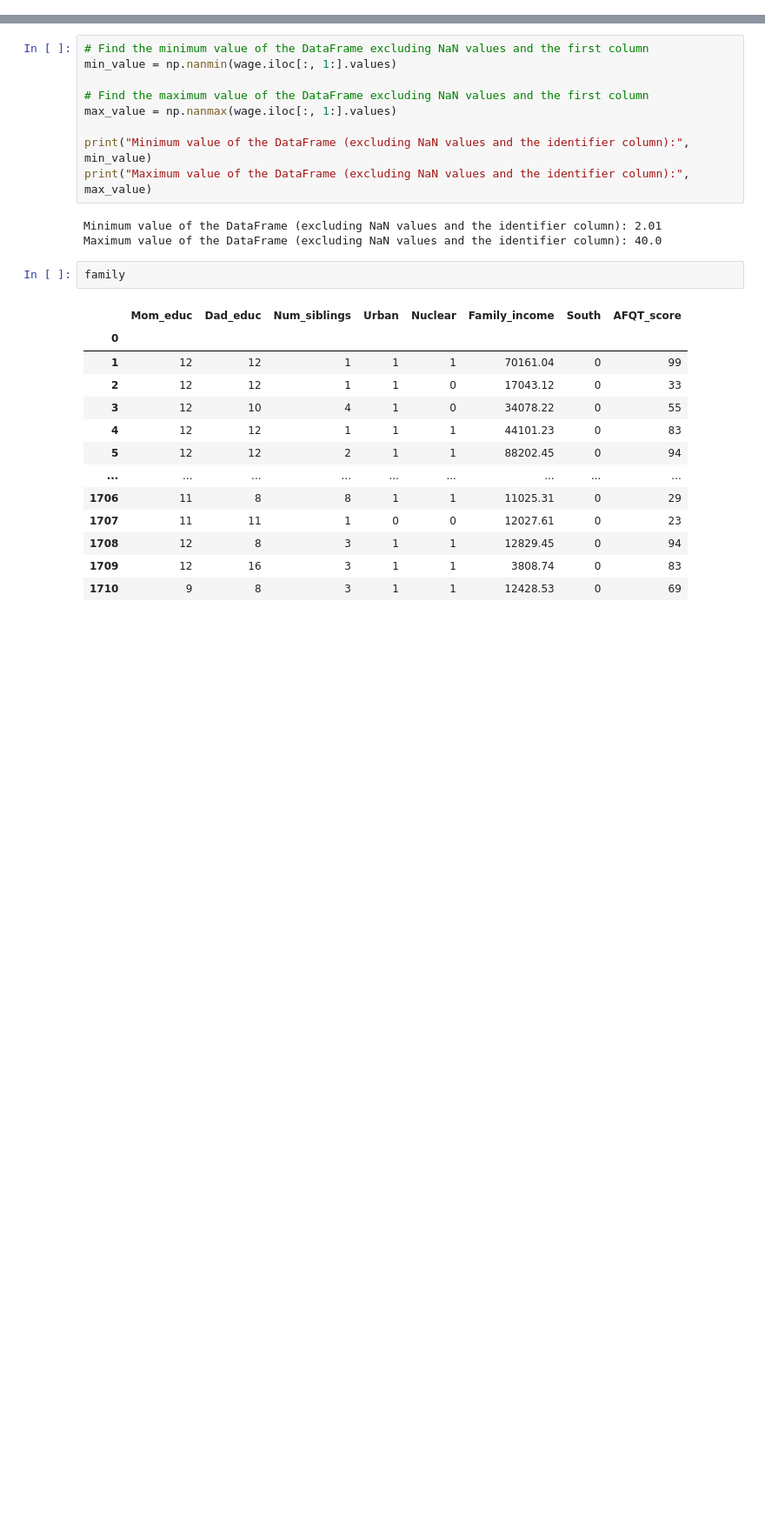
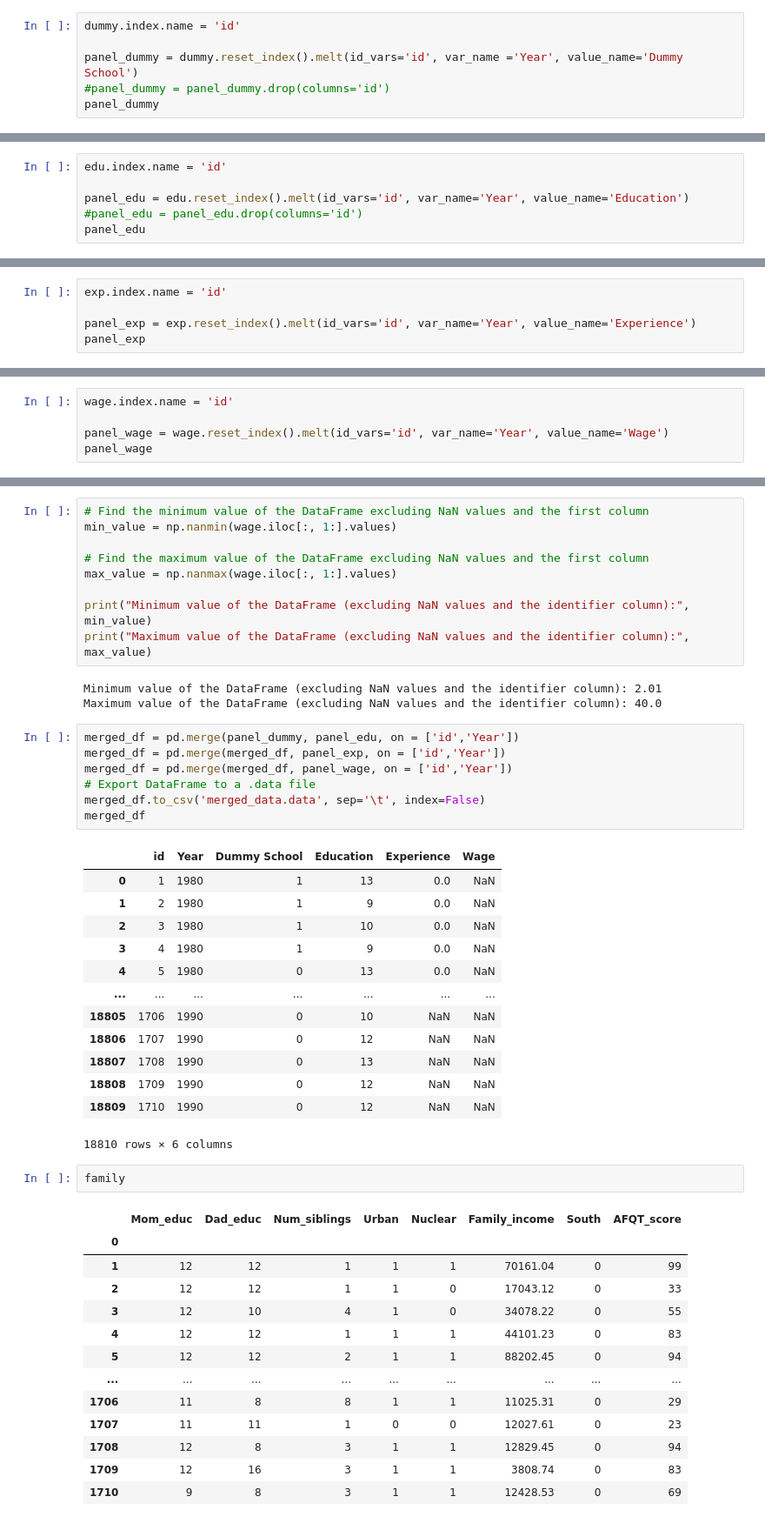
Before and after one commit to fls808/Dynamic-Programming, a Jupyter notebook: Data.ipynb, the cells around one changed output, grey strips where cells are left out. Shown: that part at 87% size. Saved outputs shown, nothing was run; the diff lists cells and outputs as text; blank space fills up the shorter version.

```diff
--- a/Data.ipynb
+++ b/Data.ipynb
@@ -125,0 +143,6 @@ edu
+# %%
+dummy.index.name = 'id'
+
+panel_dummy = dummy.reset_index().melt(id_vars='id', var_name ='Year', value_name='Dummy School')
+#panel_dummy = panel_dummy.drop(columns='id')
+panel_dummy
@@ -125,0 +163,6 @@ edu
+# %%
+edu.index.name = 'id'
+
+panel_edu = edu.reset_index().melt(id_vars='id', var_name='Year', value_name='Education')
+#panel_edu = panel_edu.drop(columns='id')
+panel_edu
@@ -142,3 +199,8 @@ exp = pd.read_csv('exp.data', delim_whitespace=True, header=None, index_col=0)
 exp.columns = new_column_names
 # %%
 exp = exp.replace(-9999, np.nan)
+# %%
+exp.index.name = 'id'
+
+panel_exp = exp.reset_index().melt(id_vars='id', var_name='Year', value_name='Experience')
+panel_exp
@@ -162,3 +238,8 @@ wage = pd.read_csv('wage.data', delim_whitespace=True, header=None, index_col=0)
 wage.columns = new_column_names
 # %%
 wage = wage.replace(-9999, np.nan)
+# %%
+wage.index.name = 'id'
+
+panel_wage = wage.reset_index().melt(id_vars='id', var_name='Year', value_name='Wage')
+panel_wage
@@ -174,6 +269,27 @@ print("Maximum value of the DataFrame (excluding NaN values and the identifier c
 # %% [output]
 Minimum value of the DataFrame (excluding NaN values and the identifier column): 2.01
 Maximum value of the DataFrame (excluding NaN values and the identifier column): 40.0
+# %%
+merged_df = pd.merge(panel_dummy, panel_edu, on = ['id','Year'])
+merged_df = pd.merge(merged_df, panel_exp, on = ['id','Year'])
+merged_df = pd.merge(merged_df, panel_wage, on = ['id','Year'])
+# Export DataFrame to a .data file
+merged_df.to_csv('merged_data.data', sep='\t', index=False)
+merged_df
+# %% [output]
+|  | id | Year | Dummy School | Education | Experience | Wage |
+| 0 | 1 | 1980 | 1 | 13 | 0.0 | NaN |
+| 1 | 2 | 1980 | 1 | 9 | 0.0 | NaN |
+| 2 | 3 | 1980 | 1 | 10 | 0.0 | NaN |
+| 3 | 4 | 1980 | 1 | 9 | 0.0 | NaN |
+| 4 | 5 | 1980 | 0 | 13 | 0.0 | NaN |
+| ... | ... | ... | ... | ... | ... | ... |
+| 18805 | 1706 | 1990 | 0 | 10 | NaN | NaN |
+| 18806 | 1707 | 1990 | 0 | 12 | NaN | NaN |
+| 18807 | 1708 | 1990 | 0 | 13 | NaN | NaN |
+| 18808 | 1709 | 1990 | 0 | 12 | NaN | NaN |
+| 18809 | 1710 | 1990 | 0 | 12 | NaN | NaN |
+18810 rows × 6 columns
 # %%
 family
 # %% [output]
```
Also changed, not shown: parts of 7 cells of this notebook, 1 other file.
